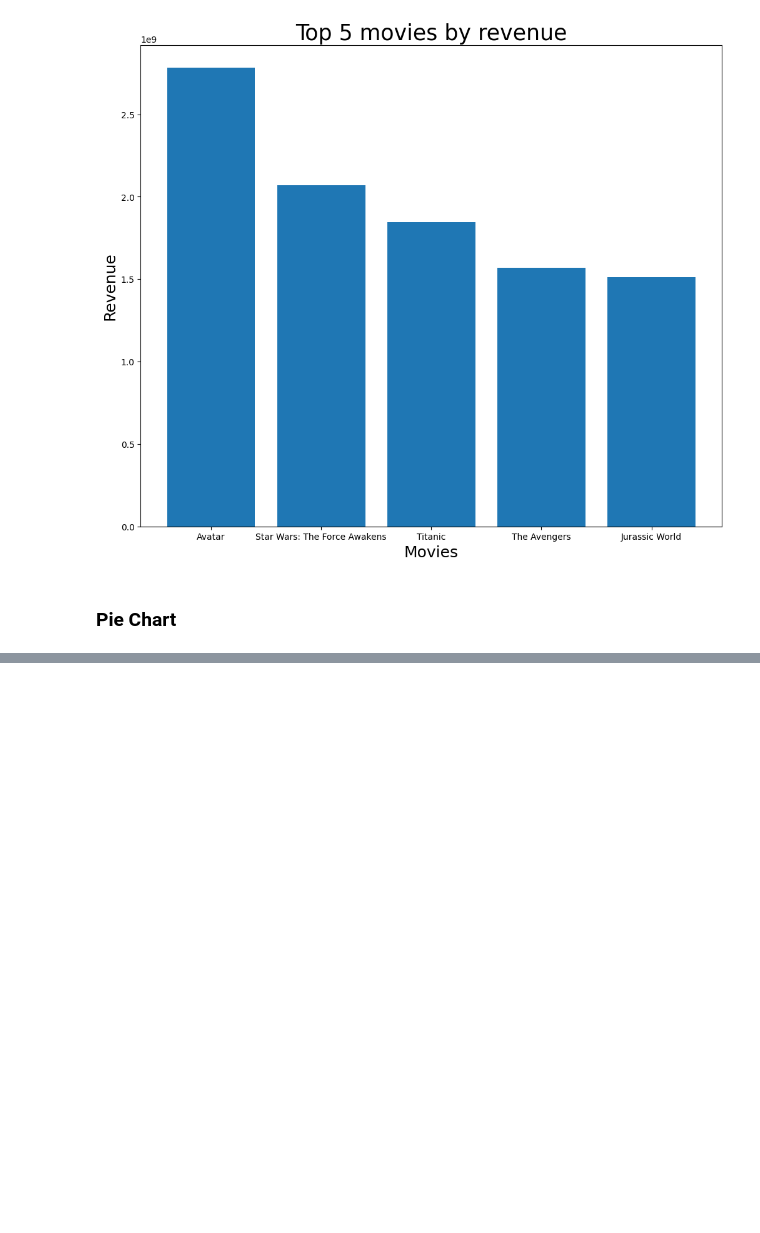
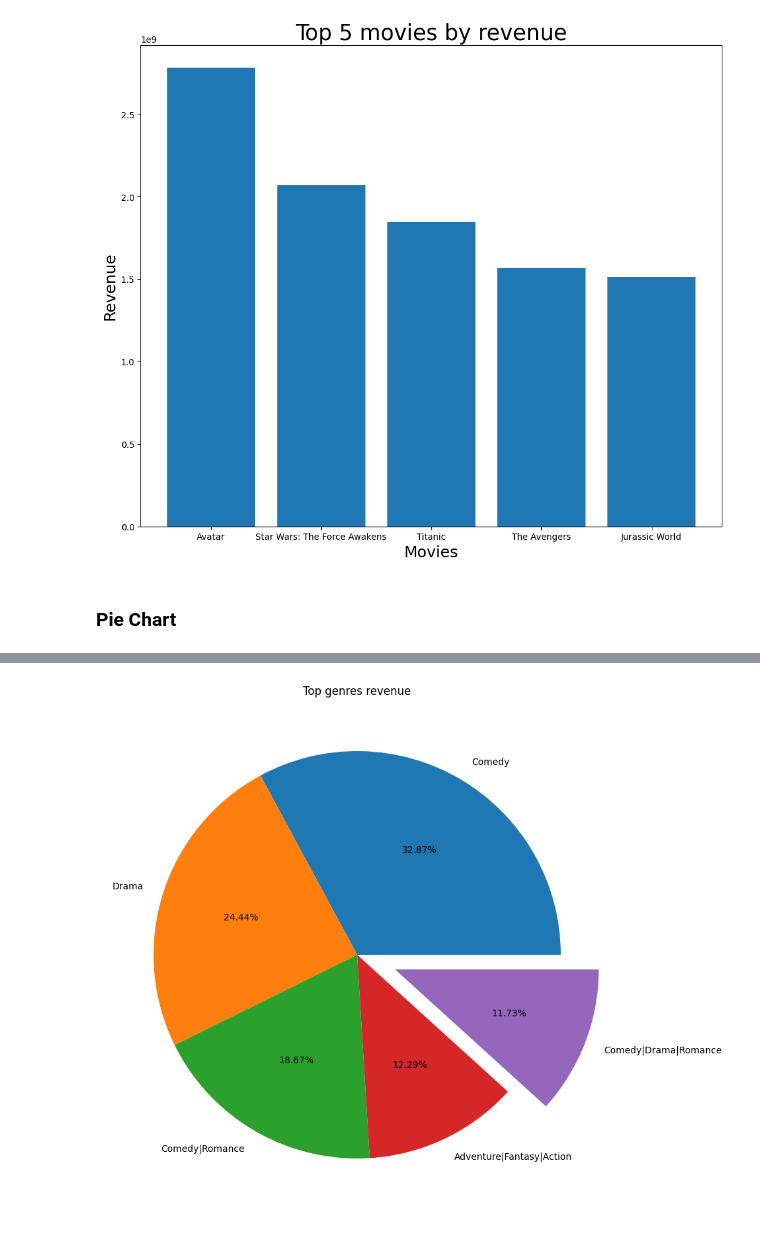
Before and after one commit to Hassan-Ahlgamdi/python-notes, a Jupyter notebook: notes.ipynb, the cells around one changed output, grey strips where cells are left out. Cells and saved outputs as stored; diff of their text form; code cells hidden in the pictures; blank space fills up the shorter version.

```diff
--- a/notes.ipynb
+++ b/notes.ipynb
@@ -691,0 +714,3 @@ NameError: name 'plt' is not defined
+# %%
+top_genres = df[['genres', 'revenue']].groupby('genres').sum().sort_values(by='revenue',ascending=False).head()
+top_genres
@@ -691,0 +725,13 @@ NameError: name 'plt' is not defined
+# %%
+plt.figure(figsize=(10,10))
+plt.pie(top_genres['revenue'], labels = top_genres.index, radius = 1, autopct='%1.2f%%', explode= [0,0,0,0,0.2])
+plt.title('Top genres revenue')
+plt.show()
+# colors -> array of color for each category
+# angle -> the start angle of the pie
+# raduis -> raduis of the circle
+# autopct -> print the percentage of each cell, you can choose number of decemals ex: %1.1f%%
+# explode -> using array to creat a space between the cell and the pie
+# and more and more : read the documentation of ask ChatGpt
+# %% [output]
+[figure, added]
```
Also changed, not shown: parts of 12 cells of this notebook.
